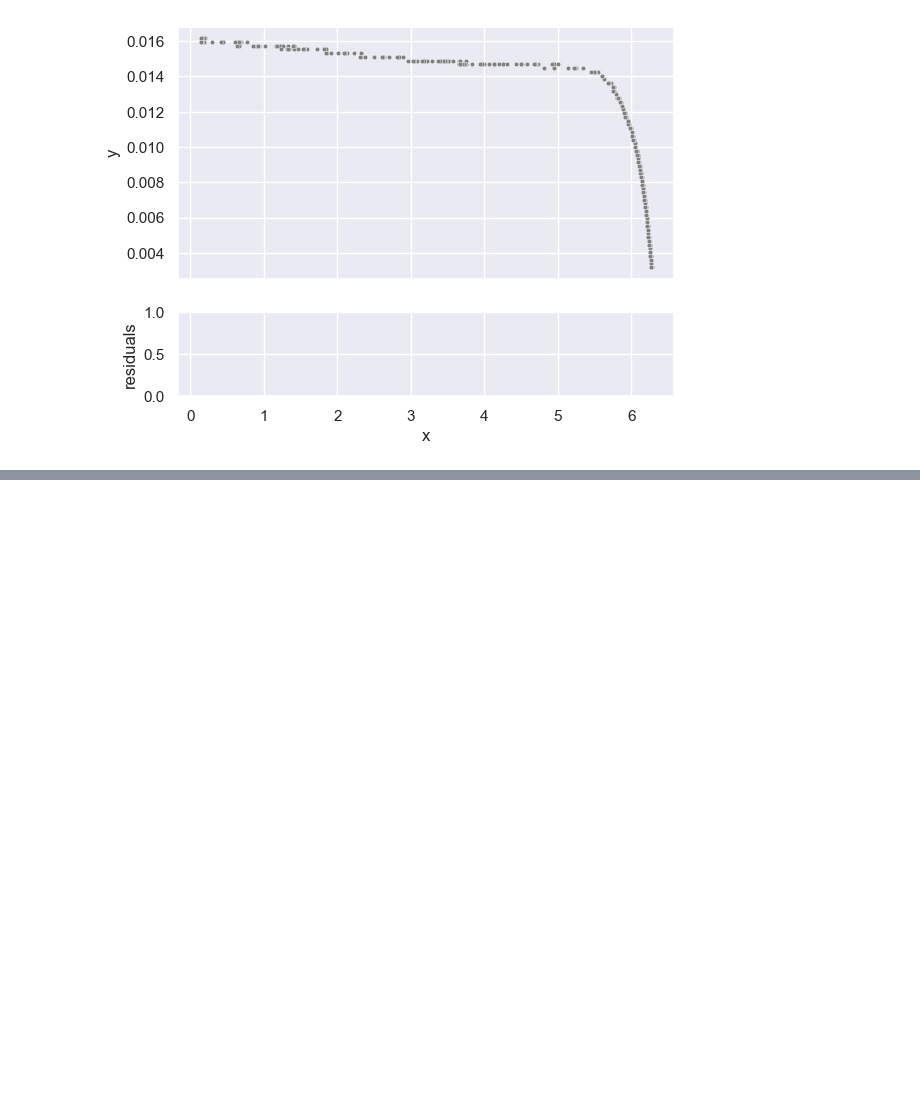
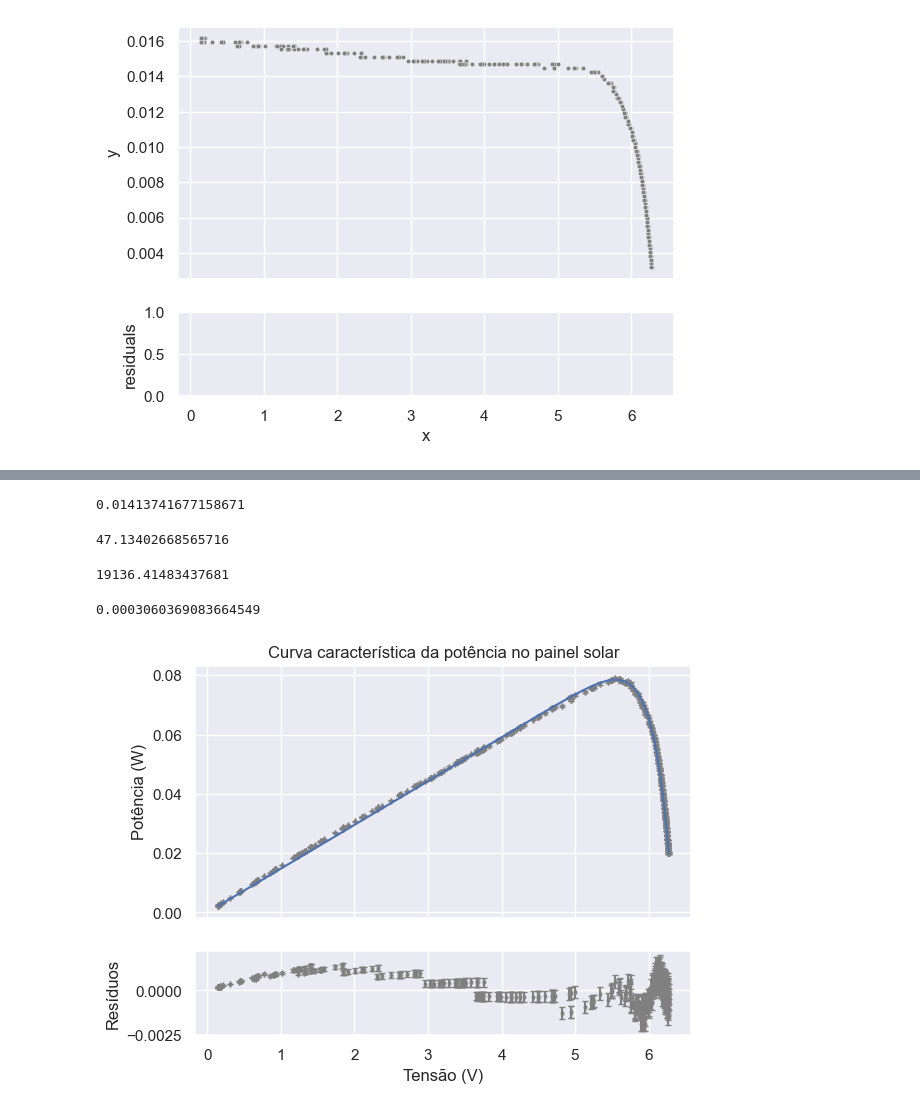
Before and after one commit to ivfreire/lab_3, a Jupyter notebook: Experimento 1/Atividade 3/análise.ipynb, the cells around one changed output, grey strips where cells are left out. Saved outputs shown, nothing was run; the diff lists cells and outputs as text; code cells hidden in the pictures; blank space fills up the shorter version.

```diff
--- a/Experimento 1/Atividade 3/análise.ipynb
+++ b/Experimento 1/Atividade 3/análise.ipynb
@@ -216,0 +262,4 @@ TypeError: chisquare() missing 1 required positional argument: 'sigma'
+# %%
+fitfunc_pot = lambda V, iL, i0, b: fitfunc(V, iL, i0, b)*V
+# %%
+fit_pot, cov_pot = curve_fit(fitfunc_pot, df_painel['Tensão'], df_painel['Tensão']*df_painel['Corrente'], p0=fit, maxfev=1000)
@@ -216,0 +284,19 @@ TypeError: chisquare() missing 1 required positional argument: 'sigma'
+# %%
+0.0785/5.552641
+# %% [output]
+0.01413741677158671
+# %%
+ep.chisquare(vals=df_painel['Corrente']*df_painel['Tensão'],
+            exp=fitfunc_pot(df_painel['Tensão'],*fit_pot),
+            sigma=np.sqrt(df_painel['Corrente']**2 *df_painel['sCorrente']**2 +  df_painel['Tensão']**2 * df_painel['sTensão']**2),
+            dof=dof
+)
+# %% [output]
+47.13402668565716
+# %%
+ep.chisquare(vals=df_painel['Corrente']*df_painel['Tensão'],
+            exp=fitfunc_pot(df_painel['Tensão'],*fit_pot),
+            sigma=np.sqrt(df_painel['Corrente']**2 *df_painel['sCorrente']**2 +  df_painel['Tensão']**2 * df_painel['sTensão']**2),
+)
+# %% [output]
+19136.41483437681
@@ -216,0 +305,18 @@ TypeError: chisquare() missing 1 required positional argument: 'sigma'
+# %%
+potencia.mean()
+# %% [output]
+0.0003060369083664549
+# %%
+ep.residual_plot(x= df_painel['Tensão'],
+                y= df_painel['Corrente']*df_painel['Tensão'],
+                func = fitfunc_pot,
+                params= fit_pot,
+                x_title='Tensão (V)',
+                y_title='Potência (W)',
+                residual_title='Resíduos',
+                title='Curva característica da potência no painel solar',
+                x_sigma=df_painel['sTensão'],
+                y_sigma=np.sqrt(df_painel['Corrente']**2 *df_painel['sCorrente']**2 +  df_painel['Tensão']**2 * df_painel['sTensão']**2)
+)
+# %% [output]
+[figure, added]
```
Also changed, not shown: parts of 28 cells of this notebook.
